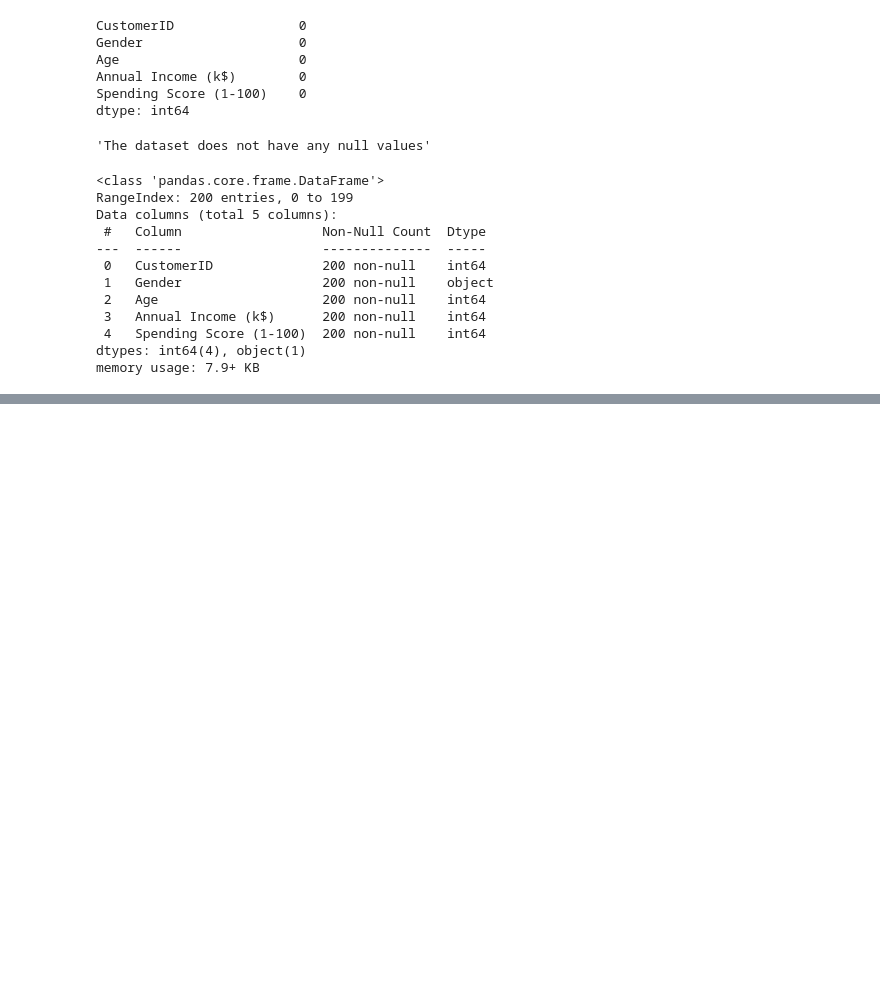
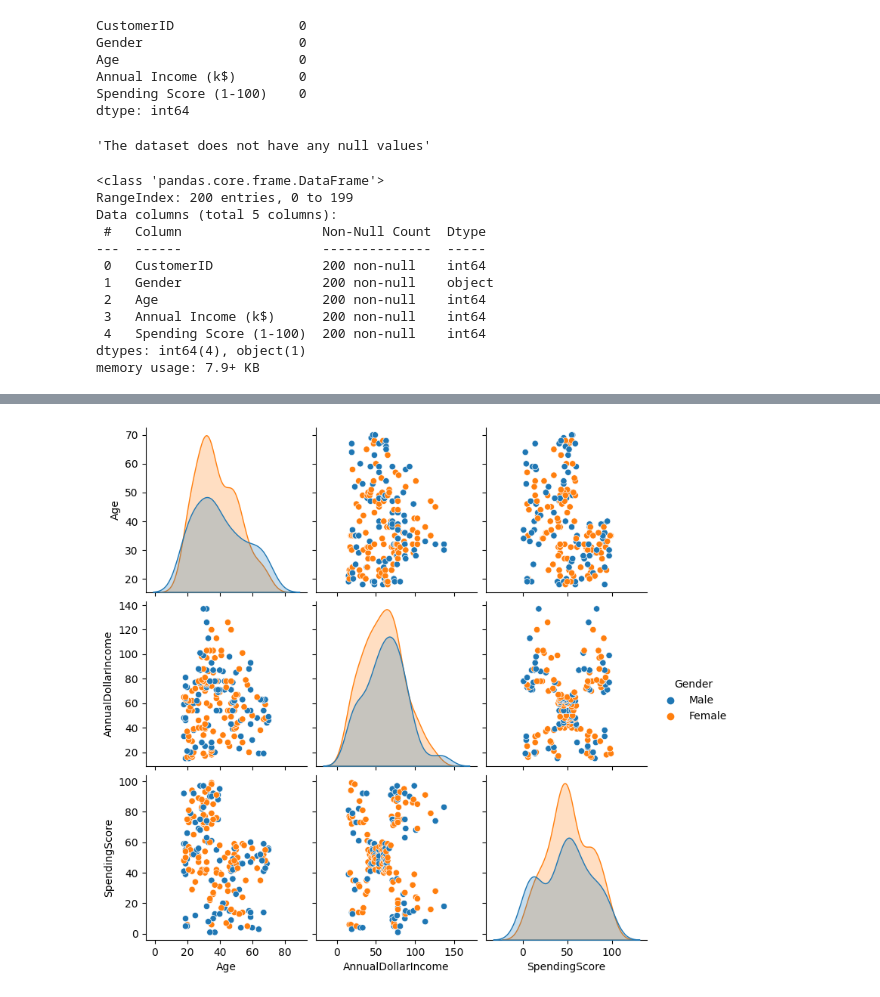
Before and after one commit to pramit910/Customer_Market_Segmentation, a Jupyter notebook: Customer_Market_Segmentation.ipynb, the cells around one changed output, grey strips where cells are left out. Saved outputs shown, nothing was run; the diff lists cells and outputs as text; code cells hidden in the pictures; blank space fills up the shorter version.

```diff
--- a/Customer_Market_Segmentation.ipynb
+++ b/Customer_Market_Segmentation.ipynb
@@ -87,0 +128,5 @@ correlations
+# %%
+#with hue - Gender
+sb.pairplot(df_main, diag_kind="kde", hue='Gender');
+# %% [output]
+[figure, added]
```
Also changed, not shown: parts of 23 cells of this notebook, 1 other file.
